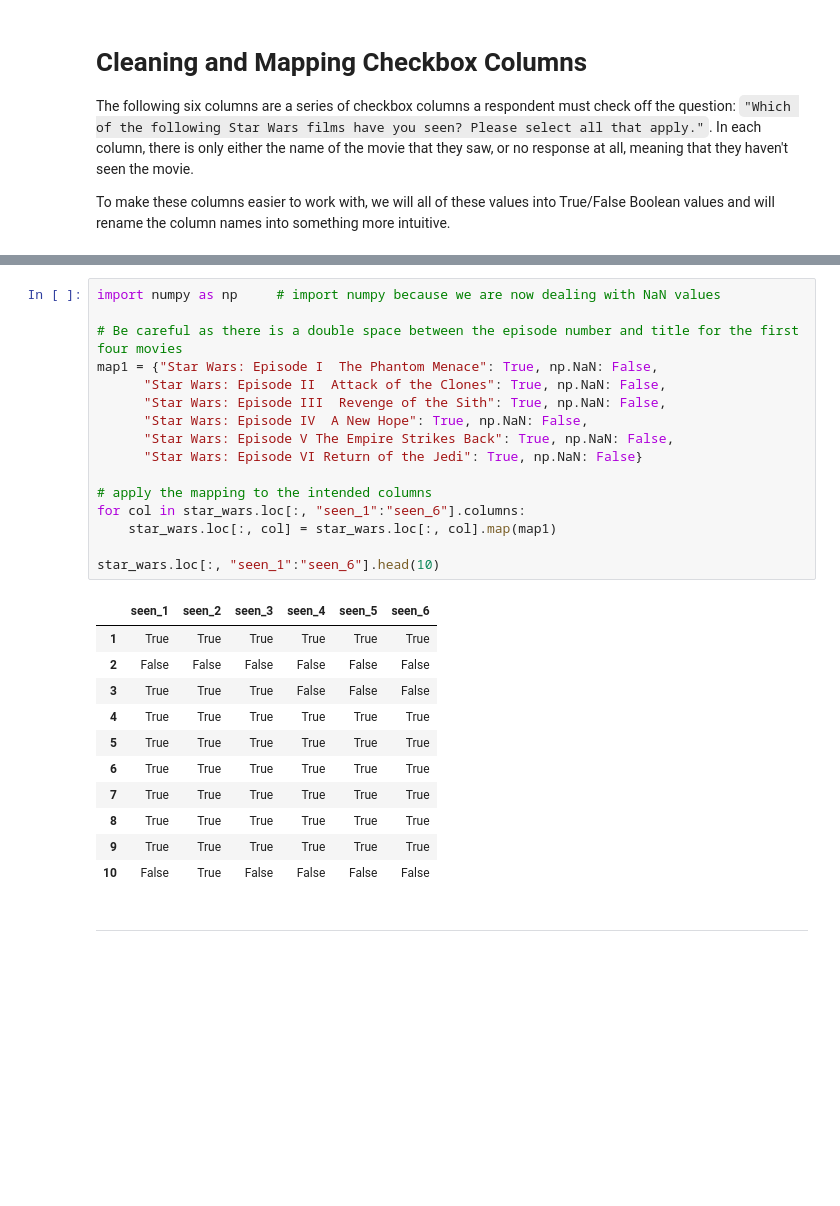
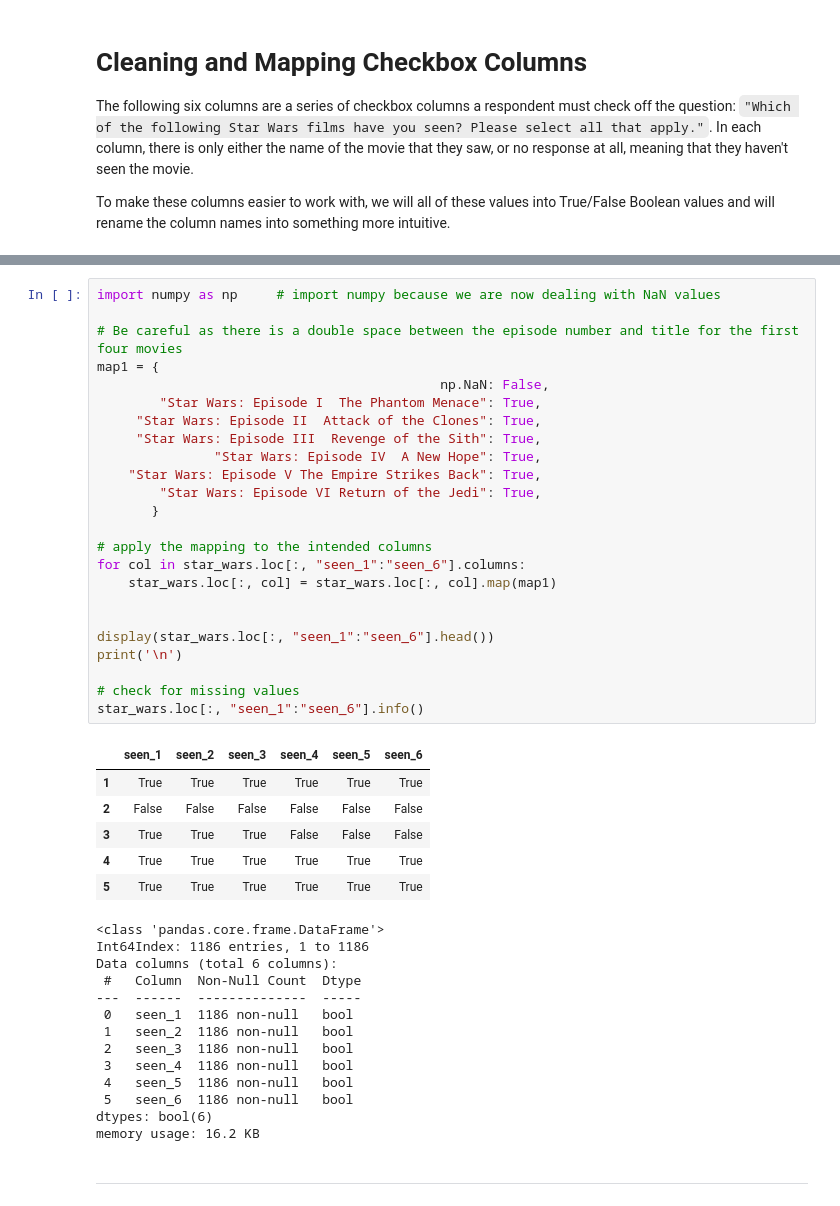
Before and after one commit to willnguyen14/Star-Wars-Survey, a Jupyter notebook: Star_Wars_Survey.ipynb, the cells around one changed output, grey strips where cells are left out. Saved outputs shown, nothing was run; the diff lists cells and outputs as text; blank space fills up the shorter version.

```diff
--- a/Star_Wars_Survey.ipynb
+++ b/Star_Wars_Survey.ipynb
@@ -116,31 +120,47 @@ star_wars = star_wars.rename(columns = {
 # %%
 import numpy as np     # import numpy because we are now dealing with NaN values
 
 # Be careful as there is a double space between the episode number and title for the first four movies
-map1 = {"Star Wars: Episode I  The Phantom Menace": True, np.NaN: False,
-      "Star Wars: Episode II  Attack of the Clones": True, np.NaN: False,
-      "Star Wars: Episode III  Revenge of the Sith": True, np.NaN: False,
-      "Star Wars: Episode IV  A New Hope": True, np.NaN: False,
-      "Star Wars: Episode V The Empire Strikes Back": True, np.NaN: False,
-      "Star Wars: Episode VI Return of the Jedi": True, np.NaN: False}
+map1 = {
+                                            np.NaN: False,
+        "Star Wars: Episode I  The Phantom Menace": True,
+     "Star Wars: Episode II  Attack of the Clones": True,
+     "Star Wars: Episode III  Revenge of the Sith": True,
+               "Star Wars: Episode IV  A New Hope": True,
+    "Star Wars: Episode V The Empire Strikes Back": True,
+        "Star Wars: Episode VI Return of the Jedi": True,
+       }
 
 # apply the mapping to the intended columns
 for col in star_wars.loc[:, "seen_1":"seen_6"].columns:
     star_wars.loc[:, col] = star_wars.loc[:, col].map(map1)
 
-star_wars.loc[:, "seen_1":"seen_6"].head(10)
+
+display(star_wars.loc[:, "seen_1":"seen_6"].head())
+print('\n')
+
+# check for missing values
+star_wars.loc[:, "seen_1":"seen_6"].info()
 # %% [output]
 |  | seen_1 | seen_2 | seen_3 | seen_4 | seen_5 | seen_6 |
 | 1 | True | True | True | True | True | True |
 | 2 | False | False | False | False | False | False |
 | 3 | True | True | True | False | False | False |
 | 4 | True | True | True | True | True | True |
 | 5 | True | True | True | True | True | True |
-| 6 | True | True | True | True | True | True |
-| 7 | True | True | True | True | True | True |
-| 8 | True | True | True | True | True | True |
-| 9 | True | True | True | True | True | True |
-| 10 | False | True | False | False | False | False |
+<class 'pandas.core.frame.DataFrame'>
+Int64Index: 1186 entries, 1 to 1186
+Data columns (total 6 columns):
+ #   Column  Non-Null Count  Dtype
+---  ------  --------------  -----
+ 0   seen_1  1186 non-null   bool
+ 1   seen_2  1186 non-null   bool
+ 2   seen_3  1186 non-null   bool
+ 3   seen_4  1186 non-null   bool
+ 4   seen_5  1186 non-null   bool
+ 5   seen_6  1186 non-null   bool
+dtypes: bool(6)
+memory usage: 16.2 KB
 # %% [markdown]
 ---
 # %% [markdown]
```
Also changed, not shown: parts of 23 cells of this notebook.
